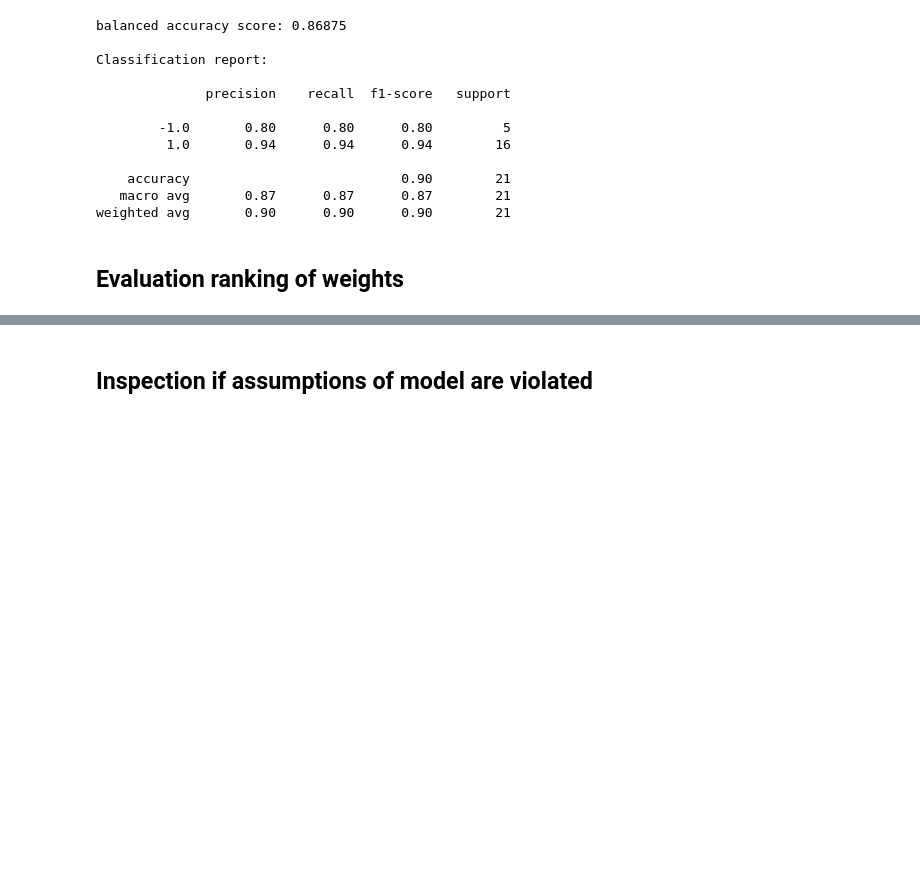
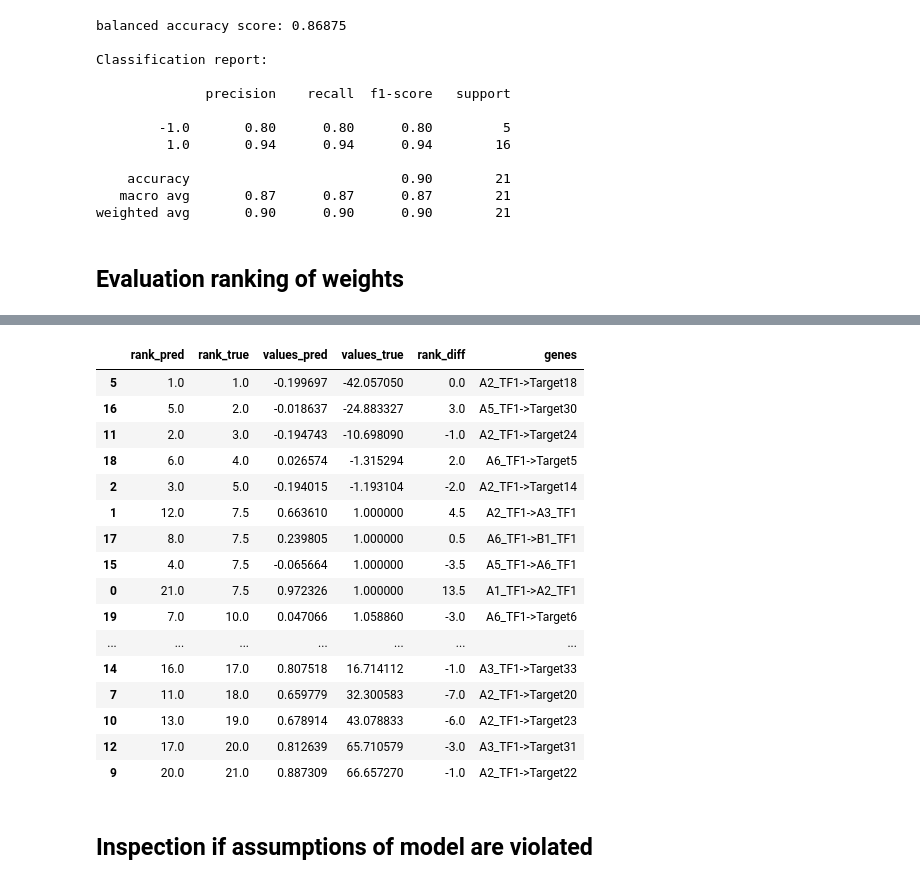
Before and after one commit to DavidWild02/BachelorThesis-ML-Gene-Interactions, a Jupyter notebook: src/EvaluationWithSytnthData.ipynb, the cells around one changed output, grey strips where cells are left out. Cells and saved outputs as stored; diff of their text form; code cells hidden in the pictures; blank space fills up the shorter version.

```diff
--- a/src/EvaluationWithSytnthData.ipynb
+++ b/src/EvaluationWithSytnthData.ipynb
@@ -103,3 +145,23 @@ weighted avg       0.90      0.90      0.90        21
+# %%
+df_ranks.sort_values("rank_true")
+# %% [output]
+|  | rank_pred | rank_true | values_pred | values_true | rank_diff | genes |
+| 5 | 1.0 | 1.0 | -0.199697 | -42.057050 | 0.0 | A2_TF1->Target18 |
+| 16 | 5.0 | 2.0 | -0.018637 | -24.883327 | 3.0 | A5_TF1->Target30 |
+| 11 | 2.0 | 3.0 | -0.194743 | -10.698090 | -1.0 | A2_TF1->Target24 |
+| 18 | 6.0 | 4.0 | 0.026574 | -1.315294 | 2.0 | A6_TF1->Target5 |
+| 2 | 3.0 | 5.0 | -0.194015 | -1.193104 | -2.0 | A2_TF1->Target14 |
+| 1 | 12.0 | 7.5 | 0.663610 | 1.000000 | 4.5 | A2_TF1->A3_TF1 |
+| 17 | 8.0 | 7.5 | 0.239805 | 1.000000 | 0.5 | A6_TF1->B1_TF1 |
+| 15 | 4.0 | 7.5 | -0.065664 | 1.000000 | -3.5 | A5_TF1->A6_TF1 |
+| 0 | 21.0 | 7.5 | 0.972326 | 1.000000 | 13.5 | A1_TF1->A2_TF1 |
+| 19 | 7.0 | 10.0 | 0.047066 | 1.058860 | -3.0 | A6_TF1->Target6 |
+| ... | ... | ... | ... | ... | ... | ... |
+| 14 | 16.0 | 17.0 | 0.807518 | 16.714112 | -1.0 | A3_TF1->Target33 |
+| 7 | 11.0 | 18.0 | 0.659779 | 32.300583 | -7.0 | A2_TF1->Target20 |
+| 10 | 13.0 | 19.0 | 0.678914 | 43.078833 | -6.0 | A2_TF1->Target23 |
+| 12 | 17.0 | 20.0 | 0.812639 | 65.710579 | -3.0 | A3_TF1->Target31 |
+| 9 | 20.0 | 21.0 | 0.887309 | 66.657270 | -1.0 | A2_TF1->Target22 |
 # %% [markdown]
 ## Inspection if assumptions of model are violated
 # %%
```
Also changed, not shown: parts of 5 cells of this notebook.
